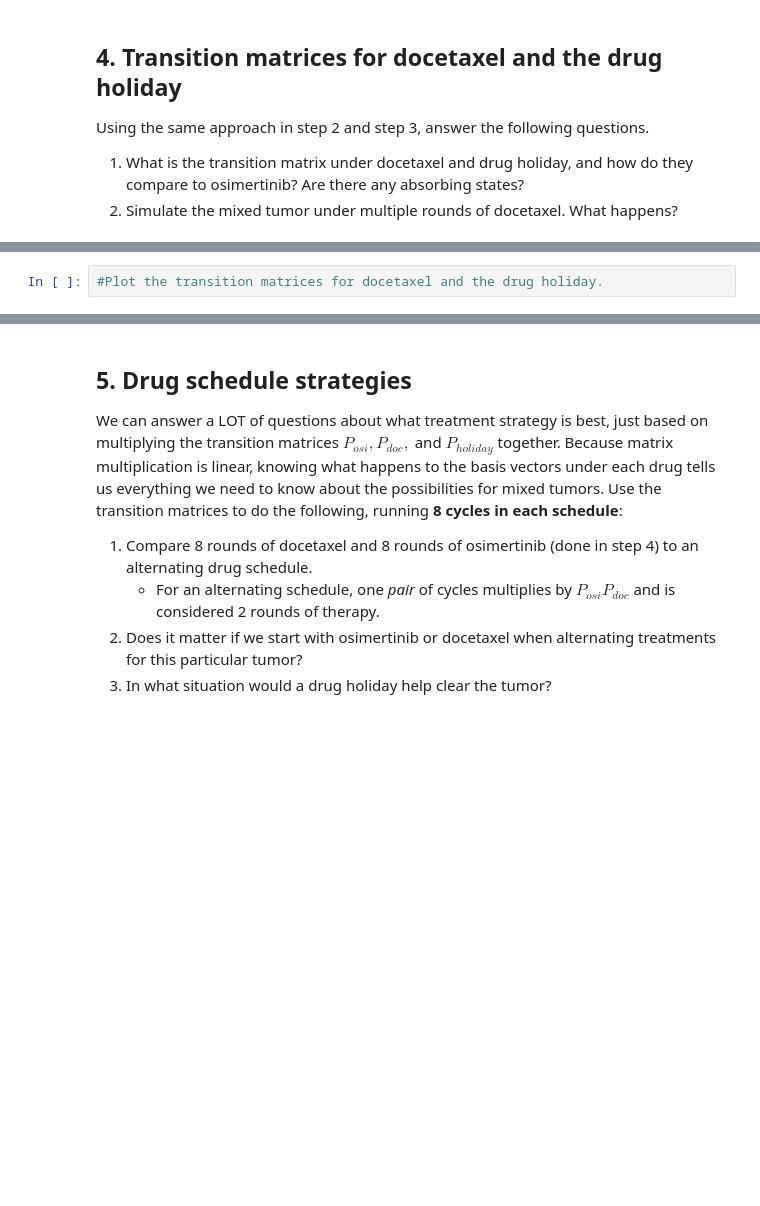
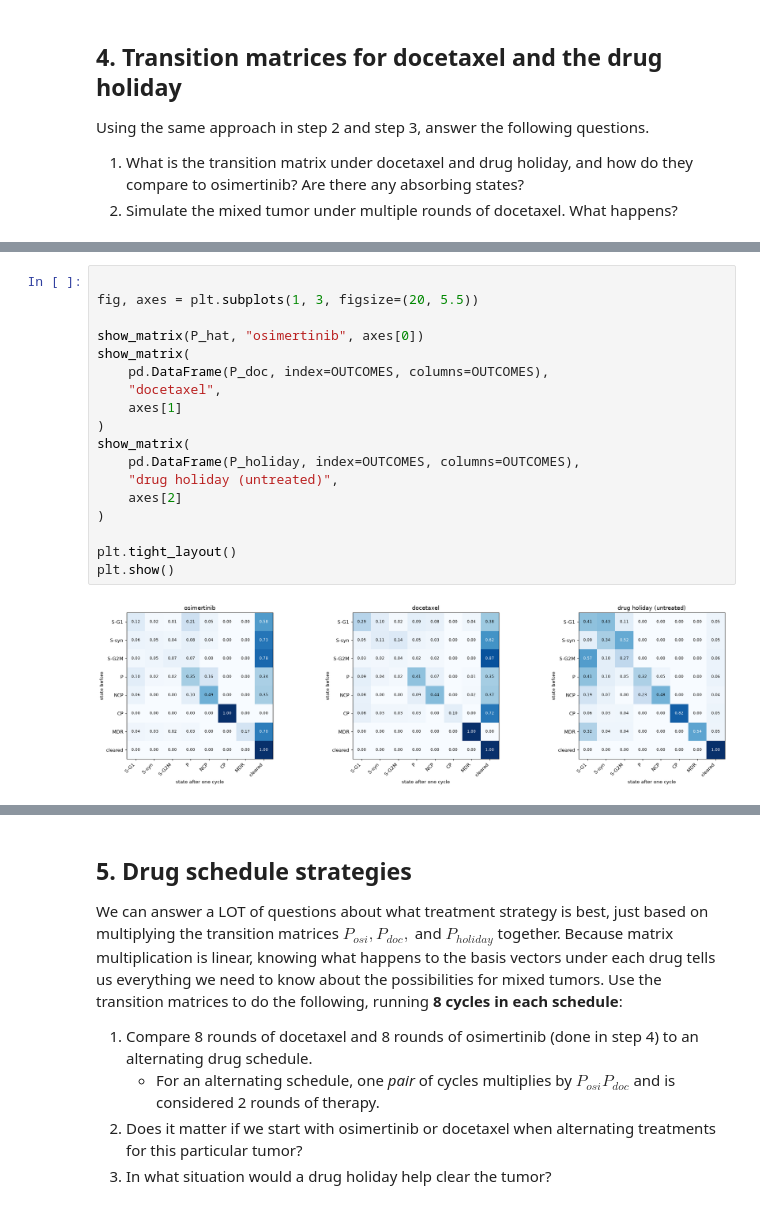
Before and after one commit to ciarrabarn/uu_markov, a Jupyter notebook: lab_2/Lab09_markov_chain_cells.ipynb, the cells around one changed output, grey strips where cells are left out. Saved outputs shown, nothing was run; the diff lists cells and outputs as text; blank space fills up the shorter version.

```diff
--- a/lab_2/Lab09_markov_chain_cells.ipynb
+++ b/lab_2/Lab09_markov_chain_cells.ipynb
@@ -310,3 +403,21 @@ P_holiday = ...   # TODO
-# %%
-#Plot the transition matrices for docetaxel and the drug holiday.
+# %%
+
+fig, axes = plt.subplots(1, 3, figsize=(20, 5.5))
+
+show_matrix(P_hat, "osimertinib", axes[0])
+show_matrix(
+    pd.DataFrame(P_doc, index=OUTCOMES, columns=OUTCOMES),
+    "docetaxel",
+    axes[1]
+)
+show_matrix(
+    pd.DataFrame(P_holiday, index=OUTCOMES, columns=OUTCOMES),
+    "drug holiday (untreated)",
+    axes[2]
+)
+
+plt.tight_layout()
+plt.show()
+# %% [output]
+[figure, added]
 # %%
```
Also changed, not shown: parts of 27 cells of this notebook.
